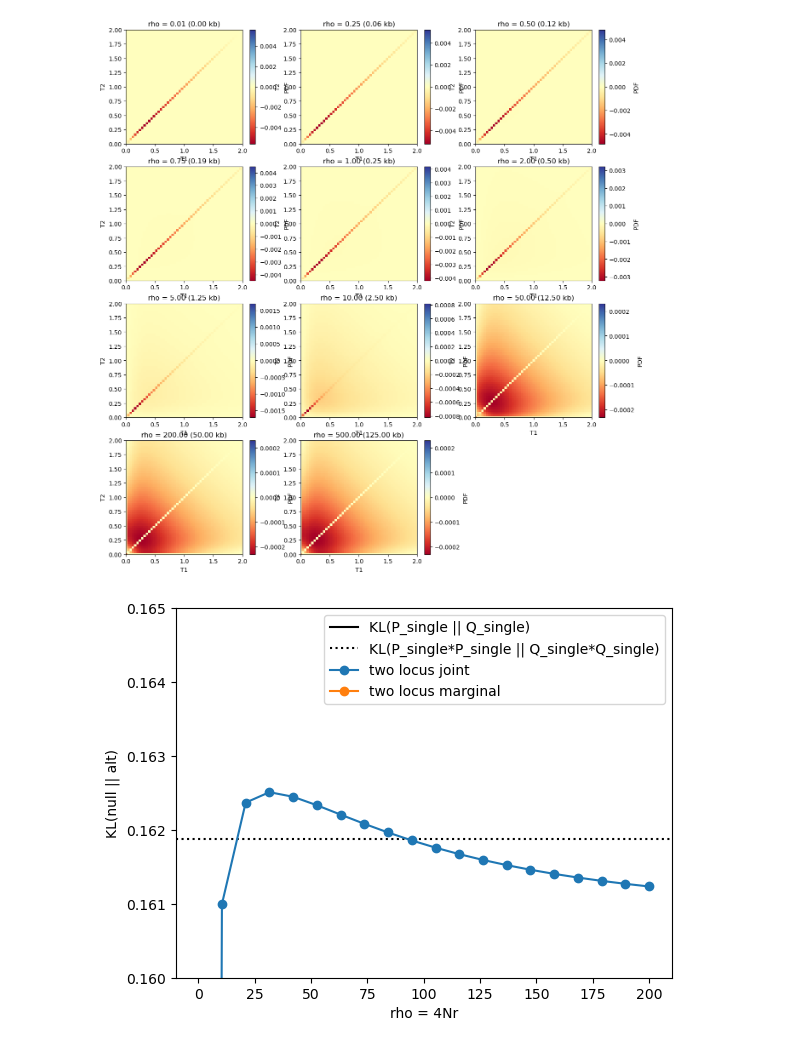
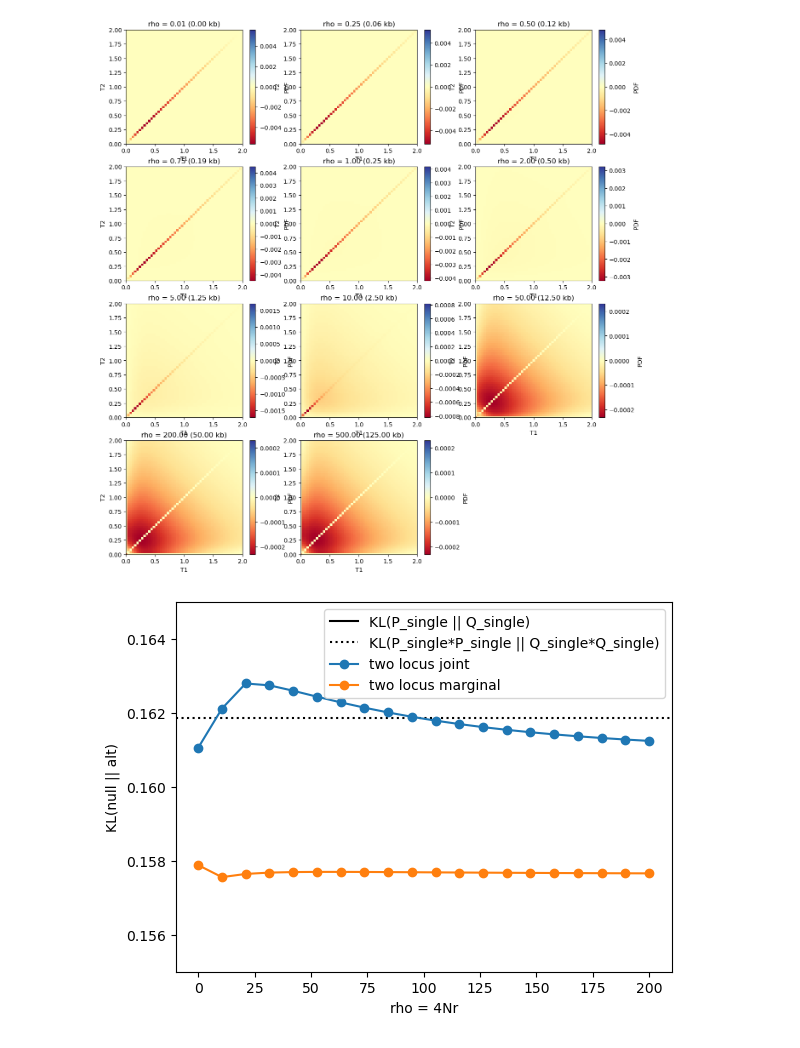
Before and after one commit to RubyRedlich/admixture_duration, a Jupyter notebook: two_locus/quick_tests.ipynb, the cells around one changed output. Drawn from its saved outputs; the diff is of its cells as text; code cells hidden in the pictures.

```diff
--- a/two_locus/quick_tests.ipynb
+++ b/two_locus/quick_tests.ipynb
@@ -194,7 +194,7 @@ def KLdivergence(null, alt, time_bins, ind_joint=True):
         alpha1 = alt_eq.sum()
         null_eq = null_eq / alpha0 if alpha0 > 0 else null_eq
         alt_eq = alt_eq / alpha1 if alpha1 > 0 else alt_eq
-        KL_eq = KL(null_eq, alt_eq)
+        KL_eq = KL(null_eq, alt_eq) * 2 # multiply by 2 since KL(p(x1)p(x2) || q(x1)q(x2)) = 2 KL(p(x1)||q(x2)) for iid xi
         # Calculate KL for T1!=T2
         null_neq = null.copy()
         np.fill_diagonal(null_neq, 0)
@@ -222,33 +222,33 @@ def KLdivergence(null, alt, time_bins, ind_joint=True):
             D = alpha0*KL_eq + beta0*KL_neq + (alpha0*np.log(alpha0/alpha1) + beta0*np.log(beta0/beta1))
 
     return D
 
 time_bins = two_locus_models[0][0].joint_pdf[1]
 
 # KL divergence between the marginal distributions for a single locus
 single_locus_KL = KLdivergence(single_locus_models[0], single_locus_models[1], time_bins, ind_joint=False)
 
 # KL divergence between the joint distribution assuming independence (it is just product of marginals)
 single_locus_KL2 = KLdivergence(single_locus_models[0], single_locus_models[1], time_bins, ind_joint=True)
 
 # KL divergence between the marginal distributions computed from the two locus distributions
 two_locus_marginal_KL = [
-    KLdivergence(null.get_marginal_pdf(), alt.get_marginal_pdf(), time_bins, ind_joint=False) for null,alt in two_locus_models
+    2 * KLdivergence(null.get_marginal_pdf(), alt.get_marginal_pdf(), time_bins, ind_joint=False) for null,alt in two_locus_models
 ]
 
 # KL divergence between the two-locus joint distributions
 two_locus_KL = [
     KLdivergence(null.joint_pdf[0], alt.joint_pdf[0], time_bins) for null,alt in two_locus_models
 ]
 
 plt.axhline(y=single_locus_KL, color='black', label='KL(P_single || Q_single)')
 plt.axhline(y=single_locus_KL2, color='black', linestyle=":", label='KL(P_single*P_single || Q_single*Q_single)')
 plt.plot(rho, two_locus_KL, "-o", label="two locus joint")
 plt.plot(rho, two_locus_marginal_KL, "-o", label="two locus marginal")
 plt.xlabel("rho = 4Nr")
 plt.ylabel("KL(null || alt)")
 plt.legend()
-plt.ylim(0.16, 0.165)
+plt.ylim(0.155, 0.165)
 plt.show()
 # %% [output]
-[figure, old version]
+[figure, new version]
```
